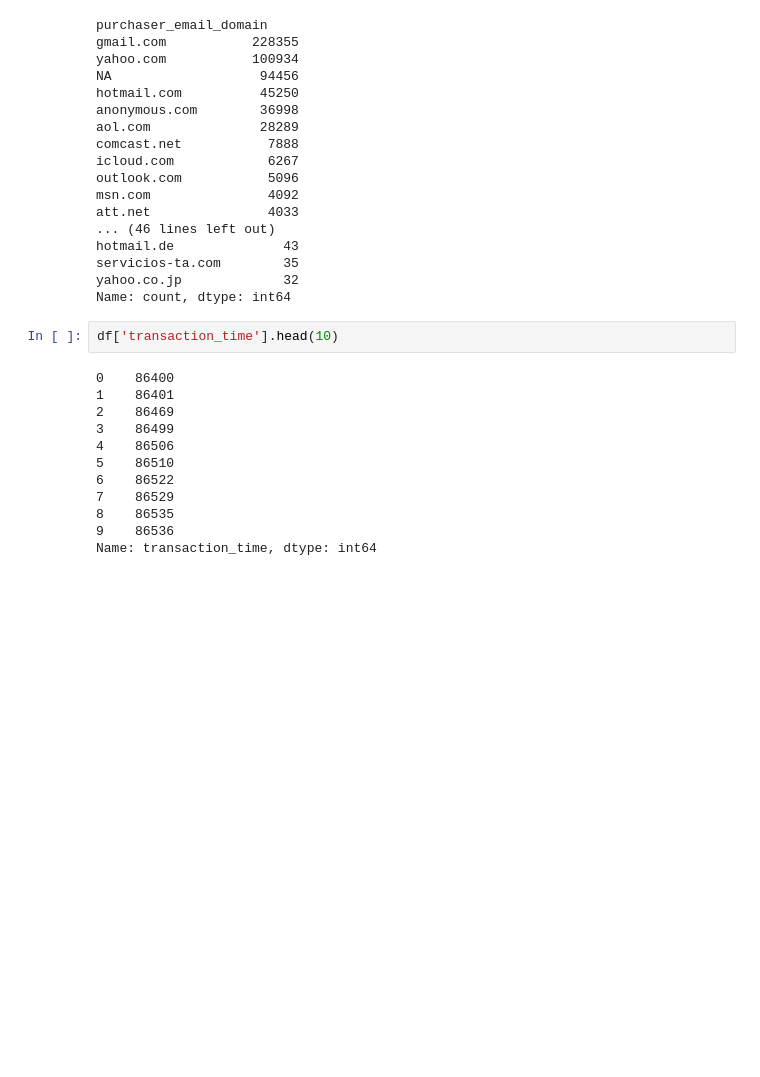
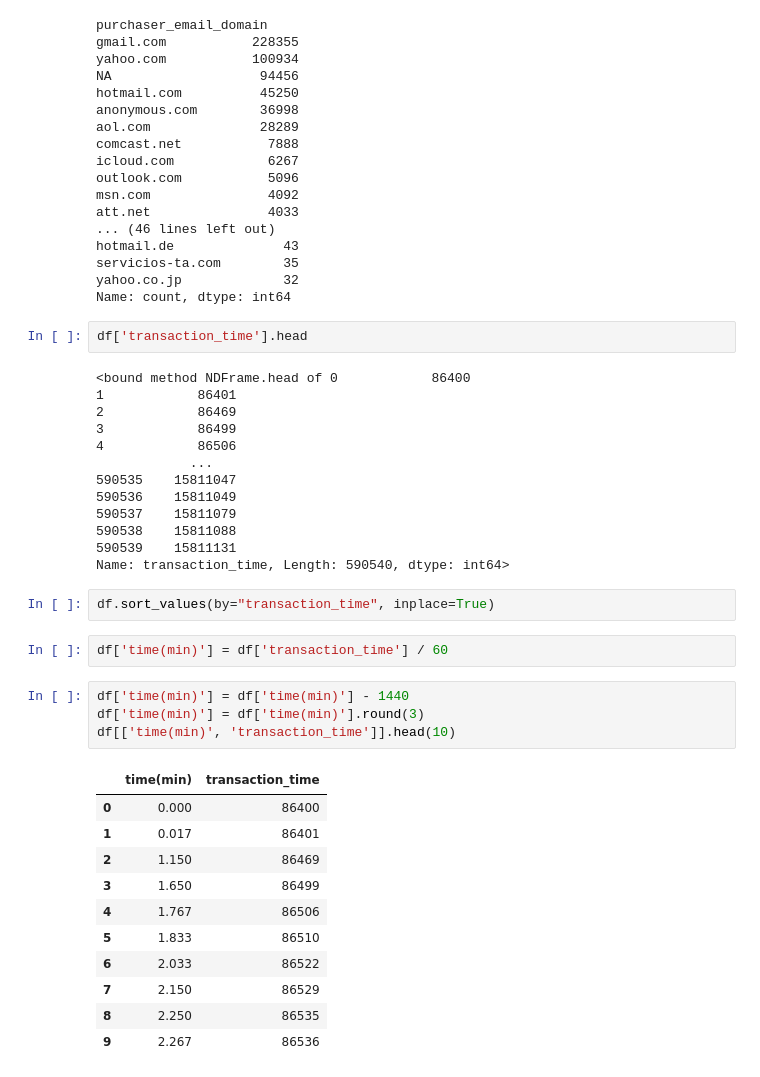
Before and after one commit to codedbyyprince/Fraud-Assessment, a Jupyter notebook: 04_Before_Model/01.ipynb, the cells around one changed output. Saved outputs shown, nothing was run; the diff lists cells and outputs as text; blank space fills up the shorter version.

```diff
--- a/Notebooks/02_Data cleaning and EDA/final_eda.ipynb
+++ b/04_Before_Model/01.ipynb
@@ -114,16 +114,37 @@ servicios-ta.com        35
 yahoo.co.jp             32
 Name: count, dtype: int64
 # %%
-df['transaction_time'].head(10)
+df['transaction_time'].head
 # %% [output]
-0    86400
-1    86401
-2    86469
-3    86499
-4    86506
-5    86510
-6    86522
-7    86529
-8    86535
-9    86536
-Name: transaction_time, dtype: int64
+<bound method NDFrame.head of 0            86400
+1            86401
+2            86469
+3            86499
+4            86506
+            ...
+590535    15811047
+590536    15811049
+590537    15811079
+590538    15811088
+590539    15811131
+Name: transaction_time, Length: 590540, dtype: int64>
+# %%
+df.sort_values(by="transaction_time", inplace=True)
+# %%
+df['time(min)'] = df['transaction_time'] / 60
+# %%
+df['time(min)'] = df['time(min)'] - 1440
+df['time(min)'] = df['time(min)'].round(3)
+df[['time(min)', 'transaction_time']].head(10)
+# %% [output]
+|  | time(min) | transaction_time |
+| 0 | 0.000 | 86400 |
+| 1 | 0.017 | 86401 |
+| 2 | 1.150 | 86469 |
+| 3 | 1.650 | 86499 |
+| 4 | 1.767 | 86506 |
+| 5 | 1.833 | 86510 |
+| 6 | 2.033 | 86522 |
+| 7 | 2.150 | 86529 |
+| 8 | 2.250 | 86535 |
+| 9 | 2.267 | 86536 |
```
Also changed, not shown: parts of 3 cells of this notebook.
